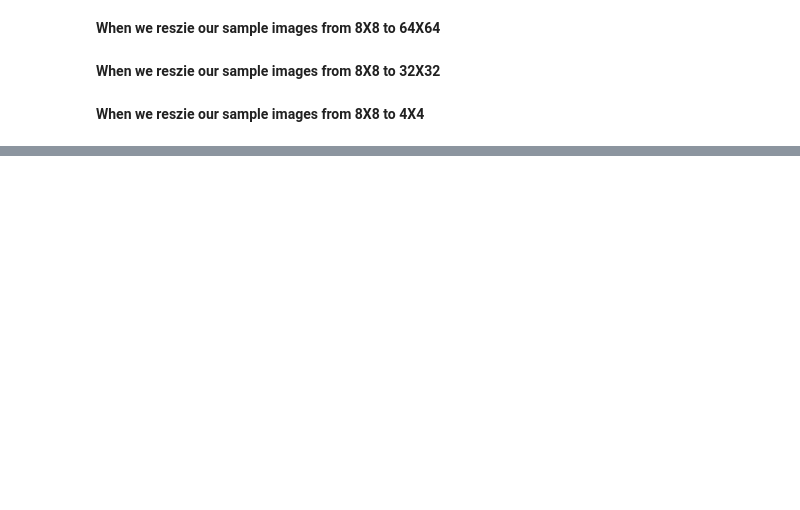
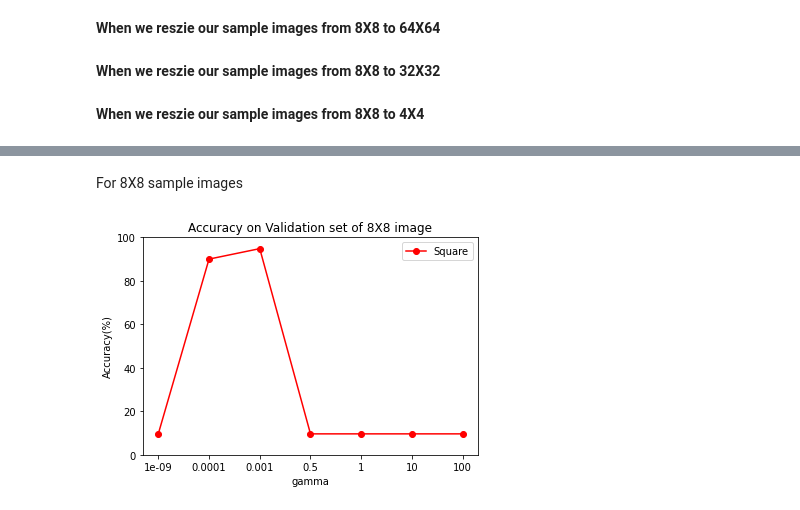
Before and after one commit to shashi7679/mnist-dataset, a Jupyter notebook: mnist-dataset/plot_digit_classification_hyperparameter_compare.ipynb, the cells around one changed output, grey strips where cells are left out. Cells and saved outputs as stored; diff of their text form; code cells hidden in the pictures; blank space fills up the shorter version.

```diff
--- a/mnist-dataset/plot_digit_classification_hyperparameter_compare.ipynb
+++ b/mnist-dataset/plot_digit_classification_hyperparameter_compare.ipynb
@@ -107,0 +225,14 @@ Accuracy for 4X4 images on 75:25 Split and gamma 0.01 :-  86.22222222222223
+# %% [markdown]
+For 8X8 sample images
+# %%
+y_val8 = [9.629,90.0,94.814,9.629,9.629,9.629,9.629]
+plt.ylim(0,100)
+plt.plot(xi, y_val8, marker='o',  color='r', label='Square')
+plt.xlabel('gamma')
+plt.ylabel('Accuracy(%)')
+plt.xticks(xi, x)
+plt.title('Accuracy on Validation set of 8X8 image')
+plt.legend()
+plt.show()
+# %% [output]
+[figure, added]
```
Also changed, not shown: parts of 28 cells of this notebook.
